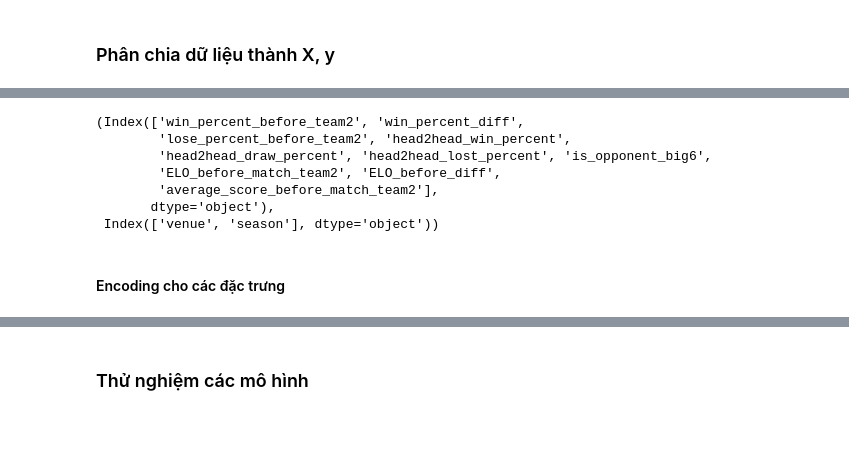
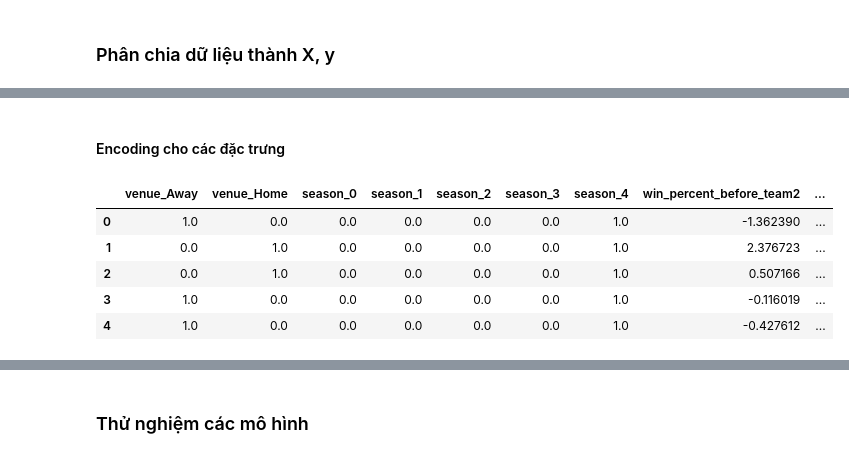
Before and after one commit to taiphanvan2k3/FootballPredict, a Jupyter notebook: src/train_model/Arsenal/train_model_new.ipynb, the cells around one changed output, grey strips where cells are left out. Cells and saved outputs as stored; diff of their text form; code cells hidden in the pictures; blank space fills up the shorter version.

```diff
--- a/src/train_model/Arsenal/train_model_new.ipynb
+++ b/src/train_model/Arsenal/train_model_new.ipynb
@@ -56,10 +56,7 @@ matches_df = matches_df.drop(
     ]
 )
 
-sns.countplot(x="result", data=matches_df, palette="Set1")
-matches_df.loc[matches_df["result"] == "W", "result"] = 0
-matches_df.loc[matches_df["result"] == "D", "result"] = 1
-matches_df.loc[matches_df["result"] == "L", "result"] = 2
+sns.countplot(x="result", data=matches_df, palette="Set1");
 # %% [output]
 [figure]
 # %% [markdown]
@@ -82,20 +91,29 @@ numerical_cols = X.select_dtypes(include=['int64', 'float64']).columns
-# %%
-numerical_cols, categorical_cols
-# %% [output]
-(Index(['win_percent_before_team2', 'win_percent_diff',
-        'lose_percent_before_team2', 'head2head_win_percent',
-        'head2head_draw_percent', 'head2head_lost_percent', 'is_opponent_big6',
-        'ELO_before_match_team2', 'ELO_before_diff',
-        'average_score_before_match_team2'],
-       dtype='object'),
- Index(['venue', 'season'], dtype='object'))
 # %% [markdown]
 #### Encoding cho các đặc trưng
 # %%
 preprocessor = ColumnTransformer(
     transformers=[
         ("venue", OneHotEncoder(use_cat_names=True), ["venue"]),
         ("season", BinaryEncoder(), ["season"]),
         ('num', StandardScaler(), numerical_cols),
     ]
 )
+
+transformed_X = preprocessor.fit_transform(X)
+
+# Hiển thị dữ liệu sau khi tiền xử lý
+columns = (
+    list(preprocessor.named_transformers_["venue"].get_feature_names_out())
+    + list(preprocessor.named_transformers_["season"].get_feature_names_out())
+    + numerical_cols.tolist()
+)
+
+transformed_X = pd.DataFrame(transformed_X, columns=columns)
+transformed_X.head()
+# %% [output]
+|  | venue_Away | venue_Home | season_0 | season_1 | season_2 | season_3 | season_4 | win_percent_before_team2 | ... |
+| 0 | 1.0 | 0.0 | 0.0 | 0.0 | 0.0 | 0.0 | 1.0 | -1.362390 | ... |
+| 1 | 0.0 | 1.0 | 0.0 | 0.0 | 0.0 | 0.0 | 1.0 | 2.376723 | ... |
+| 2 | 0.0 | 1.0 | 0.0 | 0.0 | 0.0 | 0.0 | 1.0 | 0.507166 | ... |
+| 3 | 1.0 | 0.0 | 0.0 | 0.0 | 0.0 | 0.0 | 1.0 | -0.116019 | ... |
+| 4 | 1.0 | 0.0 | 0.0 | 0.0 | 0.0 | 0.0 | 1.0 | -0.427612 | ... |
```
Also changed, not shown: parts of 13 cells of this notebook, 18 other files.
